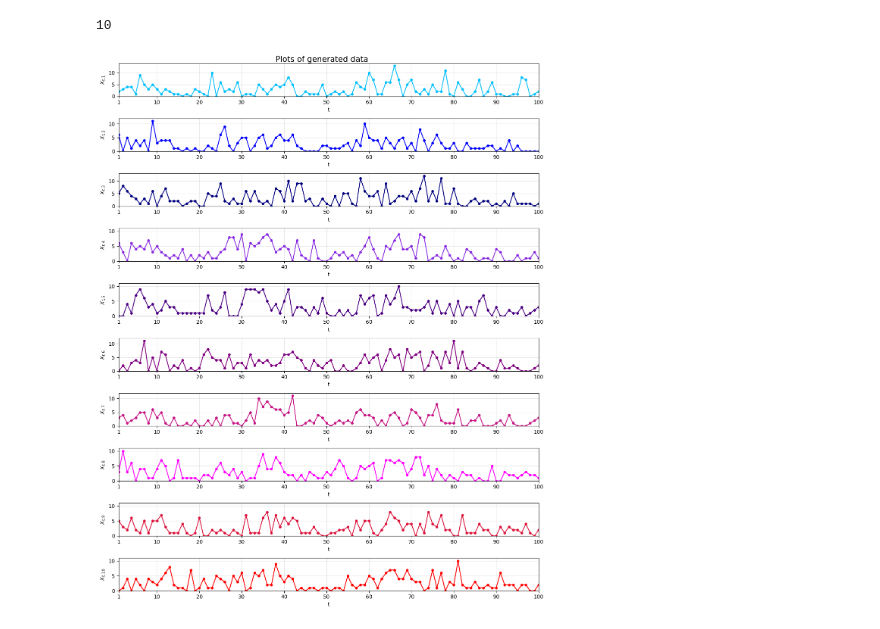
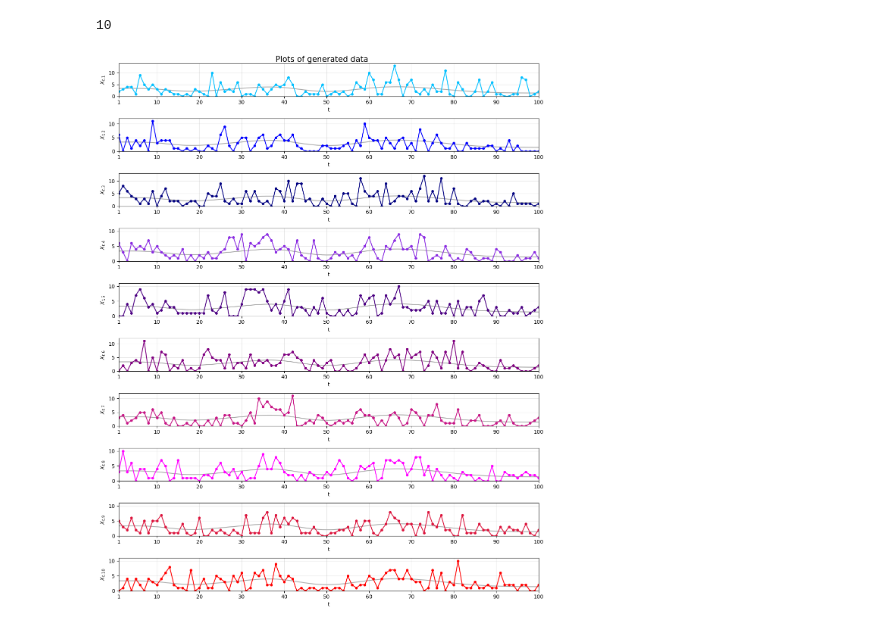
Before and after one commit to eskezje/modcompany, a Jupyter notebook: daniel.ipynb, the cells around one changed output. Drawn from its saved outputs; the diff is of its cells as text; code cells hidden in the pictures.

```diff
--- a/daniel.ipynb
+++ b/daniel.ipynb
@@ -148,32 +149,37 @@ X.shape[1]
 # %% [output]
 10
 # %%
-def plotter(X):
+def plotter(X, show_mean: bool):
     n = X.shape[1]
-    T = np.arange(1, X.shape[0]+1)
+    t_vals = np.arange(1, X.shape[0]+1)
     fig, axes = plt.subplots(n, 1, figsize=(12, 1.5*n))
     fig.suptitle("Plots of generated data", fontsize=15)
 
     x_ticks = np.r_[1, np.arange(10, 101, 10)] # makes [1, array([10, 20, ...])] where r_ turns it into [1, 10, 20, ...]
     cmap = ListedColormap([
         'deepskyblue','blue','navy','blueviolet','indigo',
         'purple','mediumvioletred','magenta','crimson','r'
     ])
     colors = cmap.colors
     for i in range(0,n):
-        axes[i].plot(T, X[:,i], marker="o", markersize=4, color=colors[i % len(colors)], zorder=2)
+        axes[i].plot(t_vals, X[:,i], marker="o", markersize=4, color=colors[i % len(colors)], zorder=2)
         axes[i].set_xlabel("t")
         axes[i].set_xlim(1,100)
         axes[i].set_xticks(x_ticks)
         y_top = max(10, X[:, i].max()) # so we ensure the y ticks has 0, 5, 10 and not just 0, 5
         axes[i].set_ylim(0,y_top+1) # range of y ticks. If we want to have the same range for all plots, change to static values or the highest value in entire dataset
         axes[i].set_ylabel(f"$X_{{t,{i+1}}}$")
         axes[i].yaxis.set_minor_locator(MultipleLocator(5))
         axes[i].grid(which='both',alpha=0.3, zorder=1)
 
+        if show_mean: # * shows mean curve across all subplots
+            mean_X = X.mean(axis=1)
+            smooth_mean = gaussian_filter1d(mean_X, sigma=5)
+            axes[i].plot(t_vals, smooth_mean, color='darkgray', zorder=1)
+
     plt.tight_layout()
     plt.show()
 
-plotter(X)
+plotter(X, show_mean=True)
 # %% [output]
-[figure, old version]
+[figure, new version]
```
Also changed, not shown: parts of 7 cells of this notebook.
